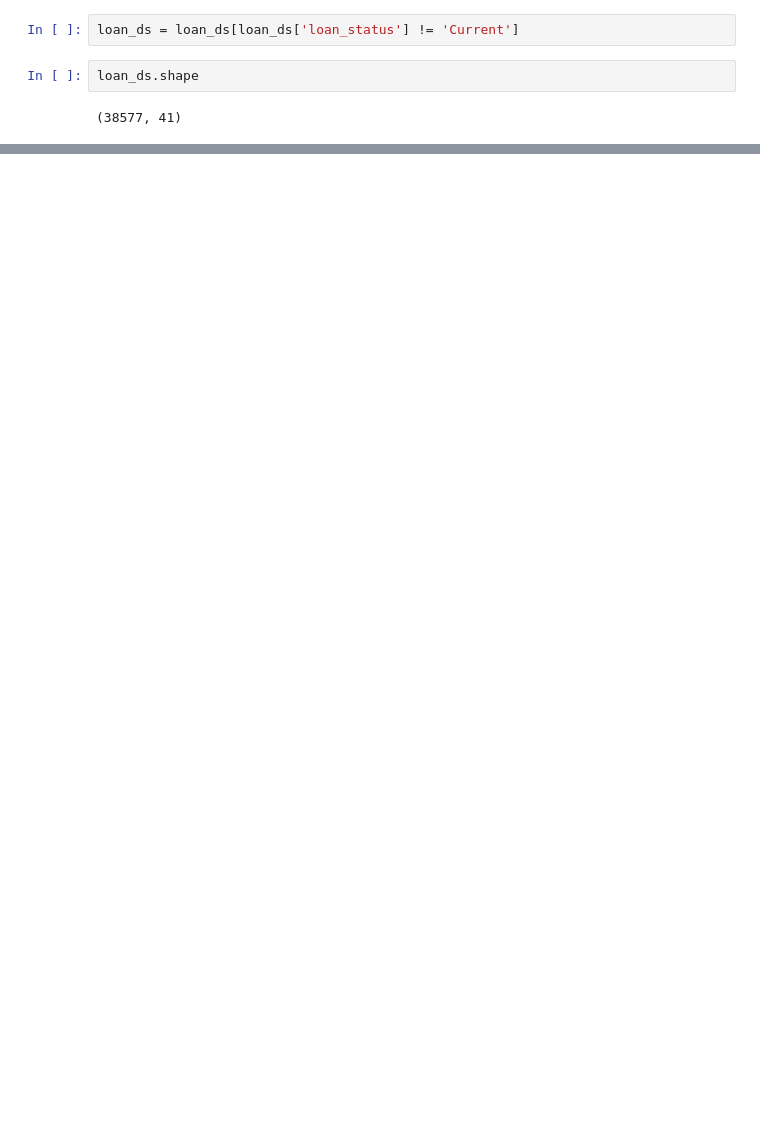
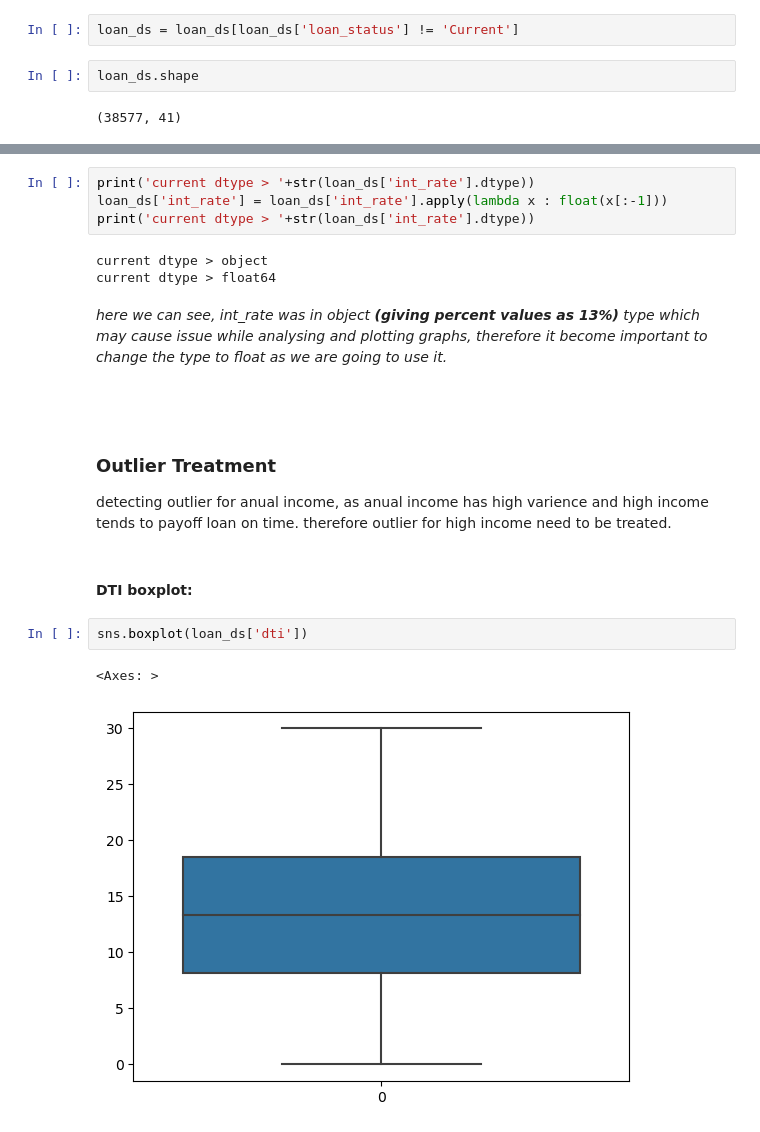
Before and after one commit to bitz-chauhan/lending_club_case_study, a Jupyter notebook: Untitled.ipynb, the cells around one changed output, grey strips where cells are left out. Cells and saved outputs as stored; diff of their text form; blank space fills up the shorter version.

Commit message:
univariate analysis updates

```diff
--- a/Untitled.ipynb
+++ b/Untitled.ipynb
@@ -214,0 +189,21 @@ loan_ds.shape
+# %%
+print('current dtype > '+str(loan_ds['int_rate'].dtype))
+loan_ds['int_rate'] = loan_ds['int_rate'].apply(lambda x : float(x[:-1]))
+print('current dtype > '+str(loan_ds['int_rate'].dtype))
+# %% [output]
+current dtype > object
+current dtype > float64
+# %% [markdown]
+<i>here we can see, int_rate was in object <b>(giving percent values as 13%)</b> type which may cause issue while analysing and plotting graphs, therefore it become important to change the type to float as we are going to use it. </i>
+# %% [markdown]
+<br>
+# %% [markdown]
+### Outlier Treatment
+detecting outlier for anual income, as anual income has high varience and high income tends to payoff loan on time. therefore outlier for high income need to be treated.
+# %% [markdown]
+#### DTI boxplot:
+# %%
+sns.boxplot(loan_ds['dti'])
+# %% [output]
+<Axes: >
+[figure, added]
```
Also changed, not shown: parts of 82 cells of this notebook.
